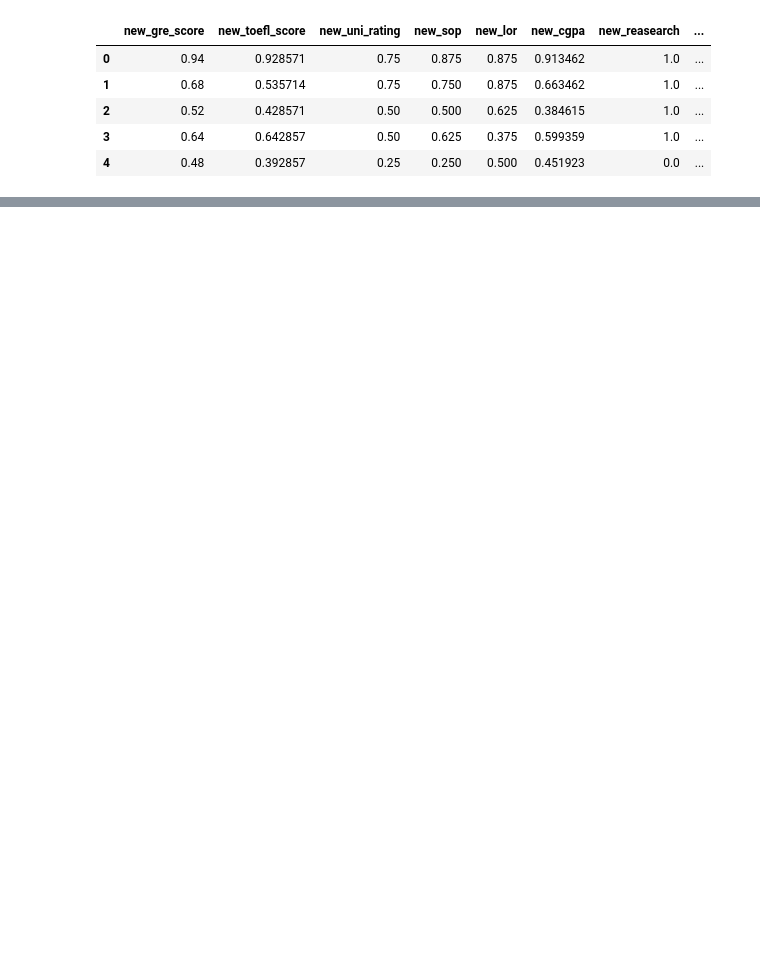
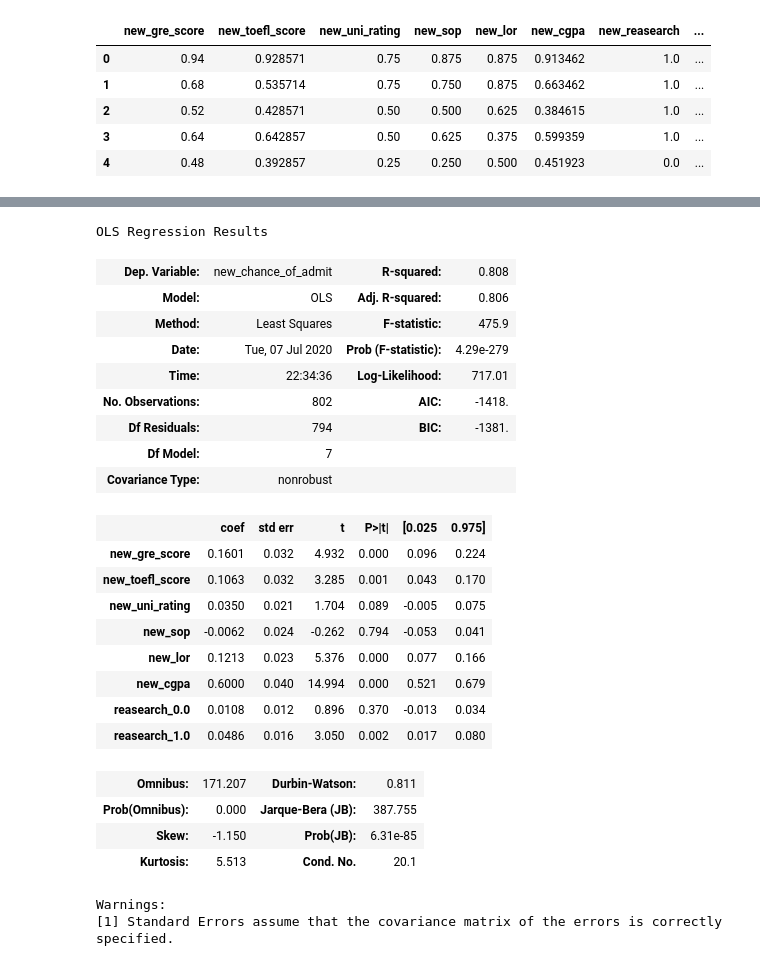
Before and after one commit to yamenkaba/GraduateAdmission2, a Jupyter notebook: GraduateAdmission 2.ipynb, the cells around one changed output, grey strips where cells are left out. Cells and saved outputs as stored; diff of their text form; code cells hidden in the pictures; blank space fills up the shorter version.

```diff
--- a/GraduateAdmission 2.ipynb
+++ b/GraduateAdmission 2.ipynb
@@ -128,0 +106,3 @@ pair = sns.pairplot(full_df, hue="new_reasearch", kind='reg', palette='GnBu')
+# %%
+full_df = pd.concat([full_df,pd.get_dummies(full_df['new_reasearch'], prefix='reasearch')],axis=1)
+full_df = full_df.drop('new_reasearch',axis = 1)
@@ -128,0 +134,34 @@ pair = sns.pairplot(full_df, hue="new_reasearch", kind='reg', palette='GnBu')
+# %%
+X = full_df[['new_gre_score', 'new_toefl_score', 'new_uni_rating', 'new_sop', 'new_lor', 'new_cgpa', 'reasearch_0.0',
+             'reasearch_1.0']]
+Y = full_df['new_chance_of_admit']
+
+model = sm.OLS(Y, X).fit()
+
+model.summary()
+# %% [output]
+OLS Regression Results
+| Dep. Variable: | new_chance_of_admit | R-squared: | 0.808 |
+| Model: | OLS | Adj. R-squared: | 0.806 |
+| Method: | Least Squares | F-statistic: | 475.9 |
+| Date: | Tue, 07 Jul 2020 | Prob (F-statistic): | 4.29e-279 |
+| Time: | 22:34:36 | Log-Likelihood: | 717.01 |
+| No. Observations: | 802 | AIC: | -1418. |
+| Df Residuals: | 794 | BIC: | -1381. |
+| Df Model: | 7 |  |  |
+| Covariance Type: | nonrobust |  |  |
+|  | coef | std err | t | P>|t| | [0.025 | 0.975] |
+| new_gre_score | 0.1601 | 0.032 | 4.932 | 0.000 | 0.096 | 0.224 |
+| new_toefl_score | 0.1063 | 0.032 | 3.285 | 0.001 | 0.043 | 0.170 |
+| new_uni_rating | 0.0350 | 0.021 | 1.704 | 0.089 | -0.005 | 0.075 |
+| new_sop | -0.0062 | 0.024 | -0.262 | 0.794 | -0.053 | 0.041 |
+| new_lor | 0.1213 | 0.023 | 5.376 | 0.000 | 0.077 | 0.166 |
+| new_cgpa | 0.6000 | 0.040 | 14.994 | 0.000 | 0.521 | 0.679 |
+| reasearch_0.0 | 0.0108 | 0.012 | 0.896 | 0.370 | -0.013 | 0.034 |
+| reasearch_1.0 | 0.0486 | 0.016 | 3.050 | 0.002 | 0.017 | 0.080 |
+| Omnibus: | 171.207 | Durbin-Watson: | 0.811 |
+| Prob(Omnibus): | 0.000 | Jarque-Bera (JB): | 387.755 |
+| Skew: | -1.150 | Prob(JB): | 6.31e-85 |
+| Kurtosis: | 5.513 | Cond. No. | 20.1 |
+Warnings:
+[1] Standard Errors assume that the covariance matrix of the errors is correctly specified.
```
Also changed, not shown: parts of 8 cells of this notebook.
